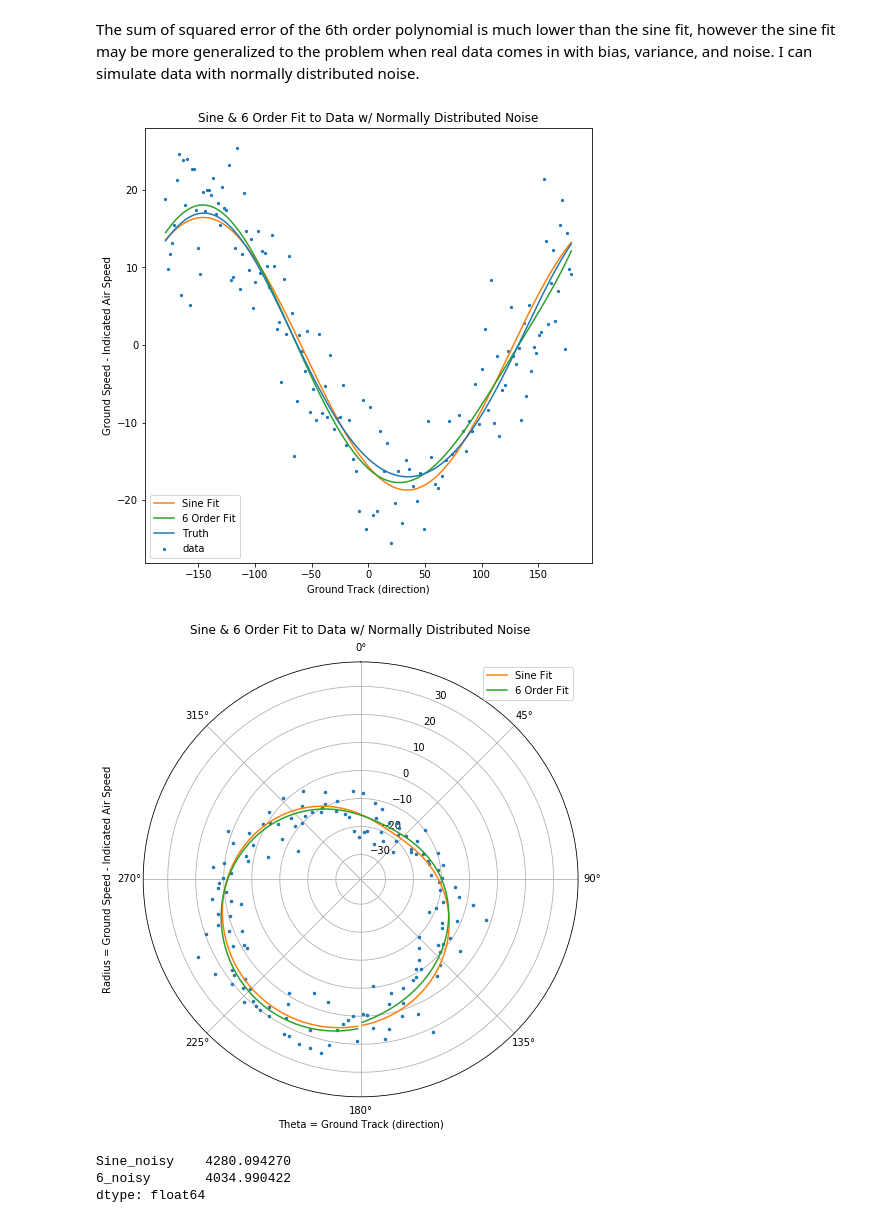
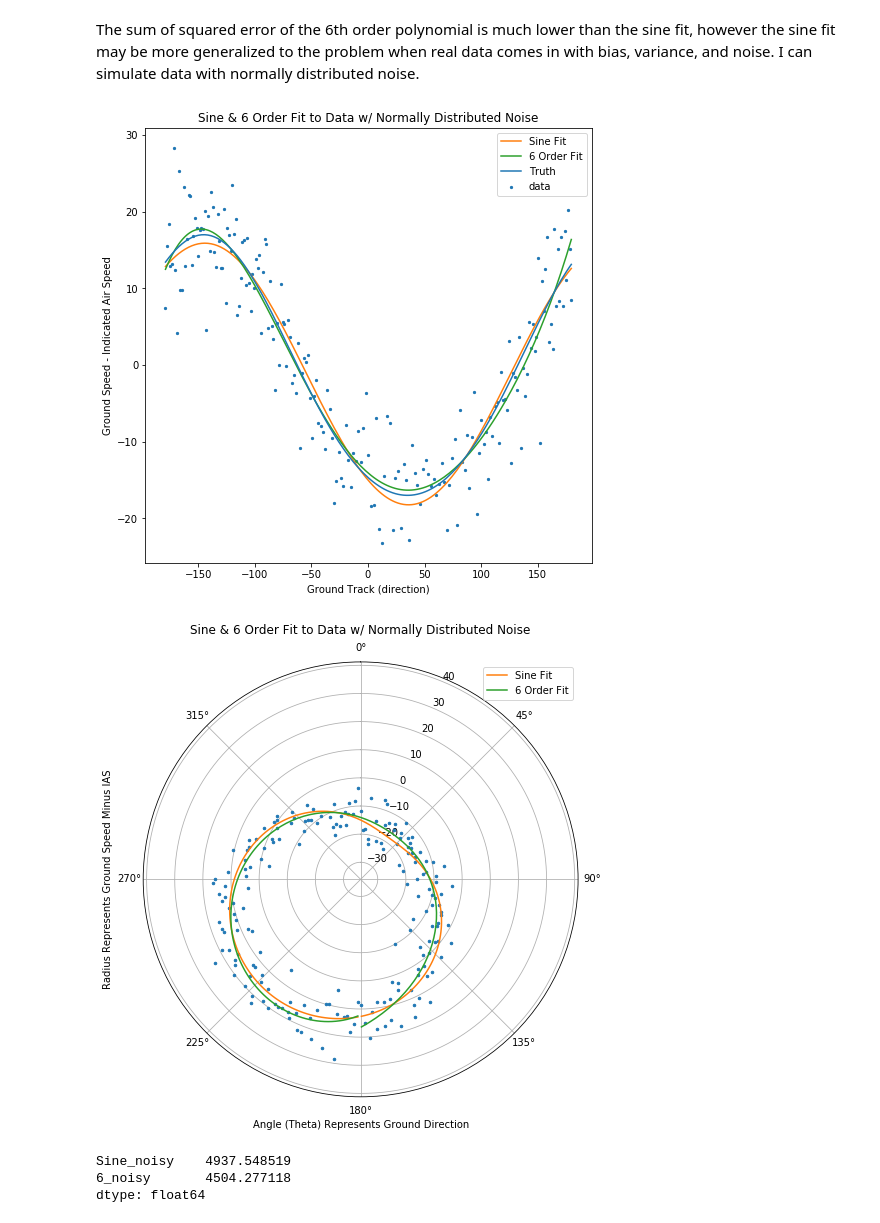
Before and after one commit to busbykt/RPi4Aviation, a Jupyter notebook: Ground Wind Velocity.ipynb, the cells around one changed output. Saved outputs shown, nothing was run; the diff lists cells and outputs as text; code cells hidden in the pictures.

```diff
--- a/Ground Wind Velocity.ipynb
+++ b/Ground Wind Velocity.ipynb
@@ -62,7 +62,7 @@ The aircraft will go through all 360 degrees of direction. For simplicity, I wil
 data = pd.DataFrame()
 
 # num samples
-samples = 150
+samples = 200
 
 # set the airspeed for every sample
 data['airspeed'] = [airspeed]*samples
@@ -261,43 +261,43 @@ ffit = poly.polyval(x, coefs)
 # calculate the squared residuals
 srn = pd.DataFrame()
 srn['Sine_noisy'] = (res['fitfunc'](x) - y)**2
 srn['6_noisy'] = (ffit - y)**2
 
 # plot cartesian
 plt.figure(figsize=[8,8])
 plt.scatter(x, y, label='data', s=5)
 plt.plot(x, res['fitfunc'](x), color='C1', label='Sine Fit')
 plt.plot(x, ffit, color = 'C2', label=str(order)+' Order Fit')
 plt.plot(x, simdata['gnd-ias'], color='C0', label='Truth')
 plt.legend()
 plt.title('Sine & '+str(order)+' Order Fit to Data w/ Normally Distributed Noise')
 plt.ylabel('Ground Speed - Indicated Air Speed')
 plt.xlabel('Ground Track (direction)')
 plt.show()
 
 # plot polar
 plt.figure(figsize=[8,8])
 plt.polar(np.radians(x), y, ls = 'none', marker = '.', ms=5)
 plt.polar(np.radians(x), res['fitfunc'](x), color='C1', label='Sine Fit')
 plt.plot(np.radians(x), ffit, color = 'C2', label=str(order)+' Order Fit')
 plt.legend()
 plt.title('Sine & '+str(order)+' Order Fit to Data w/ Normally Distributed Noise')
-plt.ylabel('Radius = Ground Speed - Indicated Air Speed', labelpad=30)
-plt.xlabel('Theta = Ground Track (direction)')
+plt.ylabel('Radius Represents Ground Speed Minus IAS', labelpad=30)
+plt.xlabel('Angle (Theta) Represents Ground Direction')
 axes = plt.gca()
 axes.set_theta_offset(np.pi/2)
 axes.set_theta_direction(-1)
 plt.ylim(np.min(y)-np.std(y),np.max(y)+np.std(y))
 plt.show()
 # %% [output]
-[figure, old version]
+[figure, new version]
-[figure, old version]
+[figure, new version]
 # %%
 # print the sum of squared residuals for the two fits
 np.sum(srn)
 # %% [output]
-Sine_noisy    4280.094270
-6_noisy       4034.990422
+Sine_noisy    4937.548519
+6_noisy       4504.277118
 dtype: float64
 # %%
 # Add the sine prediction to the dataframe
```
Also changed, not shown: parts of 13 cells of this notebook.
